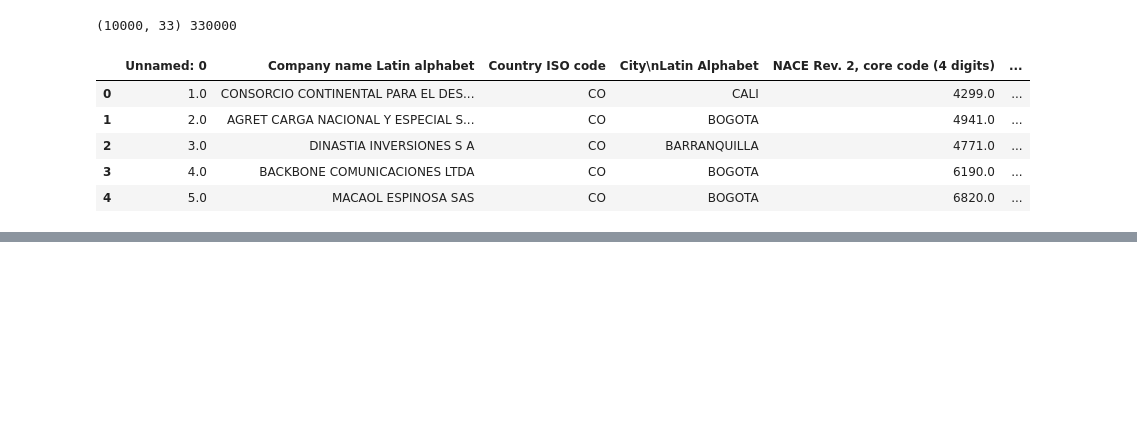
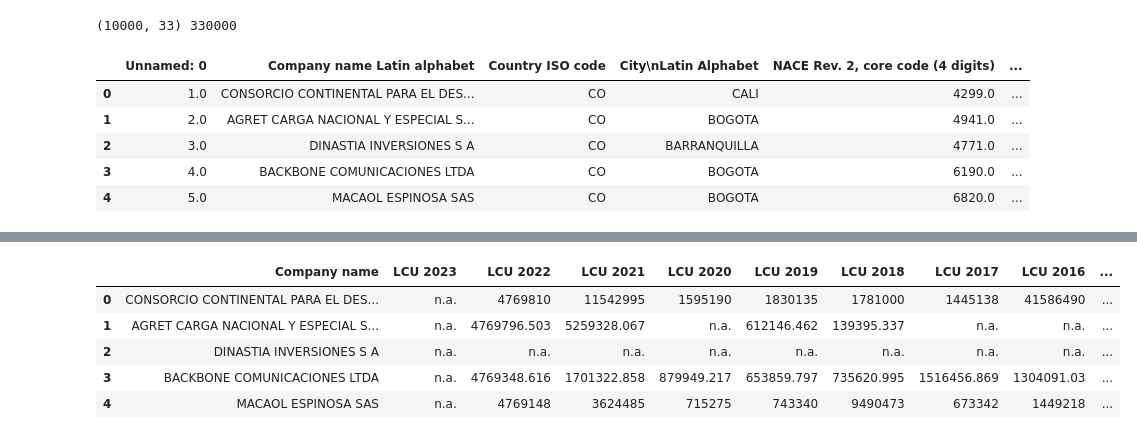
Before and after one commit to alexanderquispe/MediaLab_Summer_Python, a Jupyter notebook: assignments/assignment4/group_3_ass_4_2024.ipynb, the cells around one changed output, grey strips where cells are left out. Saved outputs shown, nothing was run; the diff lists cells and outputs as text; code cells hidden in the pictures; blank space fills up the shorter version.

Commit message:
#67
I added part 2 (reshaping) of excersise 2 and excersise 3.

```diff
--- a/assignments/assignment4/group_3_ass_4_2024.ipynb
+++ b/assignments/assignment4/group_3_ass_4_2024.ipynb
@@ -55,3 +55,22 @@ data.head()
 | 2 | 3.0 | DINASTIA INVERSIONES S A | CO | BARRANQUILLA | 4771.0 | ... |
 | 3 | 4.0 | BACKBONE COMUNICACIONES LTDA | CO | BOGOTA | 6190.0 | ... |
 | 4 | 5.0 | MACAOL ESPINOSA SAS | CO | BOGOTA | 6820.0 | ... |
+# %%
+########### PART 2 (PART 2 OF EXCERCISE 2) ############
+
+# Specific characters to look for
+specific_chars = 'Company '
+specific_chars_2 ='Operating revenue'
+
+# Identify columns that contain the specific characters
+columns_to_keep_1 = [column for column in data.columns if specific_chars  in column]
+columns_to_keep_2 = [column for column in data.columns if specific_chars_2 in column]
+
+
+# Drop these columns
+columns_to_keep_3 = columns_to_keep_1 +  columns_to_keep_2
+
+# Select only the columns to keep
+data = data[columns_to_keep_3]
+# The modified DataFrame
+data.head()
@@ -57,0 +106,16 @@ data.head()
+# %%
+########################################## EXCERCISE 3 ##########################################
+# Renaming the first column to 'Company name'
+data.rename(columns={data.columns[0]: 'Company name'}, inplace=True)
+
+# Renaming the other columns to only the last 8 characters
+data.columns = [col if i == 0 else col[-8:] for i, col in enumerate(data.columns)]
+
+data.head()
+# %% [output]
+|  | Company name | LCU 2023 | LCU 2022 | LCU 2021 | LCU 2020 | LCU 2019 | LCU 2018 | LCU 2017 | LCU 2016 | ... |
+| 0 | CONSORCIO CONTINENTAL PARA EL DES... | n.a. | 4769810 | 11542995 | 1595190 | 1830135 | 1781000 | 1445138 | 41586490 | ... |
+| 1 | AGRET CARGA NACIONAL Y ESPECIAL S... | n.a. | 4769796.503 | 5259328.067 | n.a. | 612146.462 | 139395.337 | n.a. | n.a. | ... |
+| 2 | DINASTIA INVERSIONES S A | n.a. | n.a. | n.a. | n.a. | n.a. | n.a. | n.a. | n.a. | ... |
+| 3 | BACKBONE COMUNICACIONES LTDA | n.a. | 4769348.616 | 1701322.858 | 879949.217 | 653859.797 | 735620.995 | 1516456.869 | 1304091.03 | ... |
+| 4 | MACAOL ESPINOSA SAS | n.a. | 4769148 | 3624485 | 715275 | 743340 | 9490473 | 673342 | 1449218 | ... |
```
Also changed, not shown: parts of 2 cells of this notebook.
